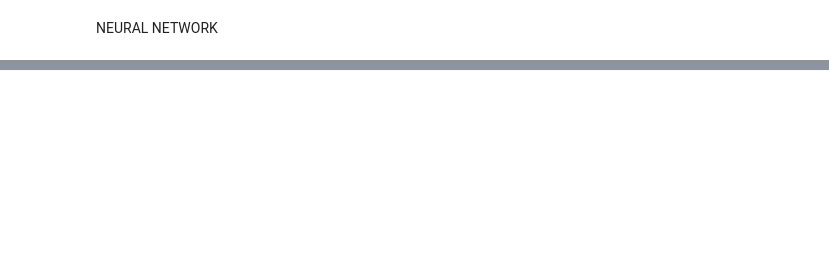
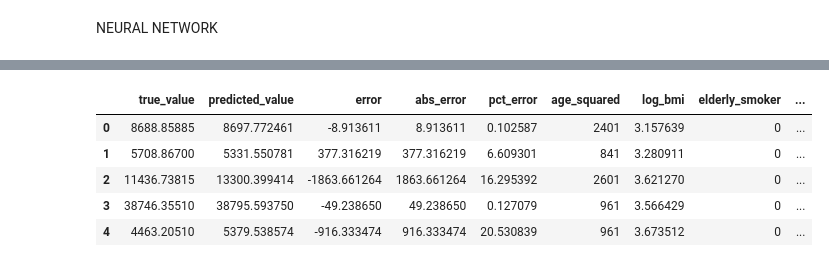
Before and after one commit to Mikayla-ds2/insurance_ml, a Jupyter notebook: model.ipynb, the cells around one changed output, grey strips where cells are left out. Drawn from its saved outputs; the diff is of its cells as text; code cells hidden in the pictures; blank space fills up the shorter version.

```diff
--- a/model.ipynb
+++ b/model.ipynb
@@ -665,2 +1297,11 @@ error_data_nn = pd.concat([error_data_nn, x_test_original.reset_index(drop = Tru
+# %%
+error_data_nn.head()
+# %% [output]
+|  | true_value | predicted_value | error | abs_error | pct_error | age_squared | log_bmi | elderly_smoker | ... |
+| 0 | 8688.85885 | 8697.772461 | -8.913611 | 8.913611 | 0.102587 | 2401 | 3.157639 | 0 | ... |
+| 1 | 5708.86700 | 5331.550781 | 377.316219 | 377.316219 | 6.609301 | 841 | 3.280911 | 0 | ... |
+| 2 | 11436.73815 | 13300.399414 | -1863.661264 | 1863.661264 | 16.295392 | 2601 | 3.621270 | 0 | ... |
+| 3 | 38746.35510 | 38795.593750 | -49.238650 | 49.238650 | 0.127079 | 961 | 3.566429 | 0 | ... |
+| 4 | 4463.20510 | 5379.538574 | -916.333474 | 916.333474 | 20.530839 | 961 | 3.673512 | 0 | ... |
 # %%
 error_data_nn.to_csv('errors_nn.csv')
```
Also changed, not shown: parts of 74 cells of this notebook, 2 other files.
